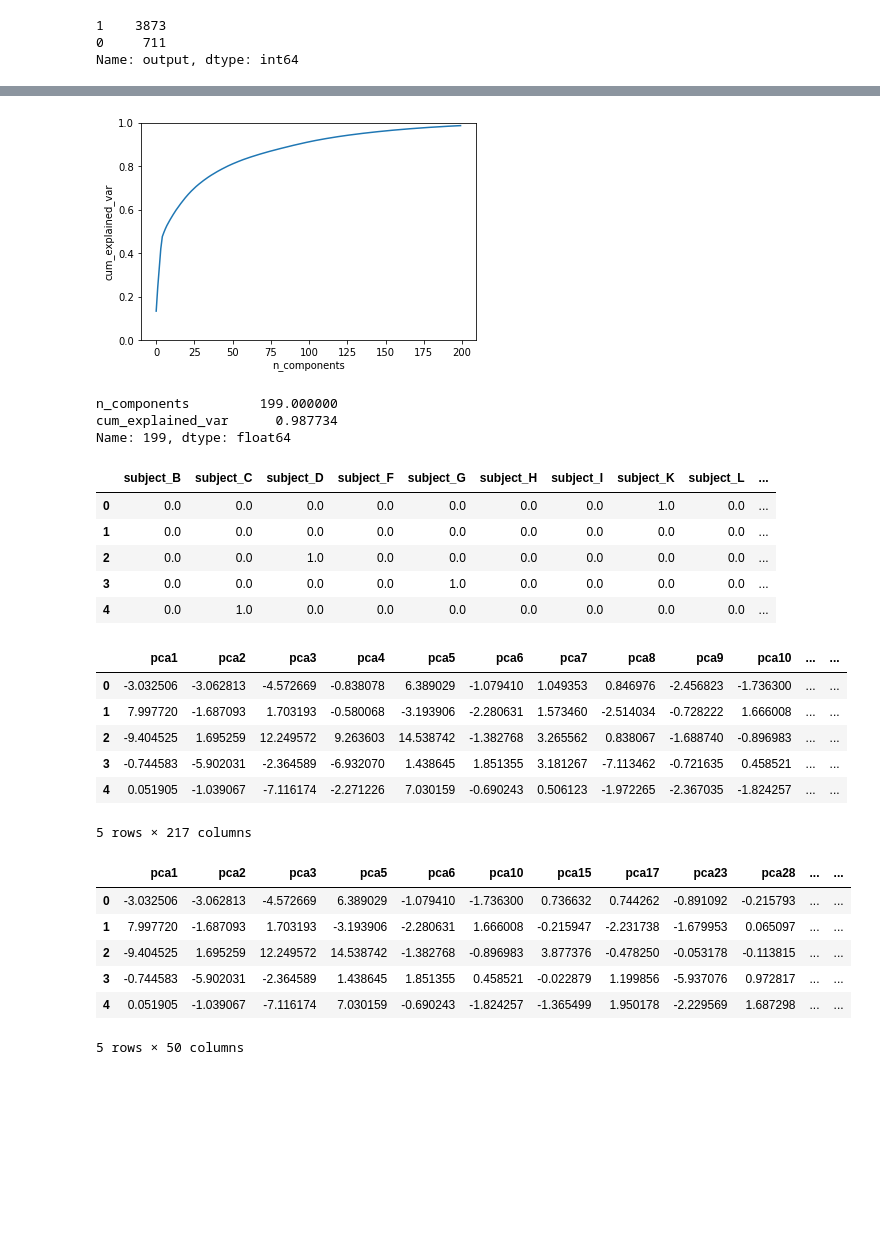
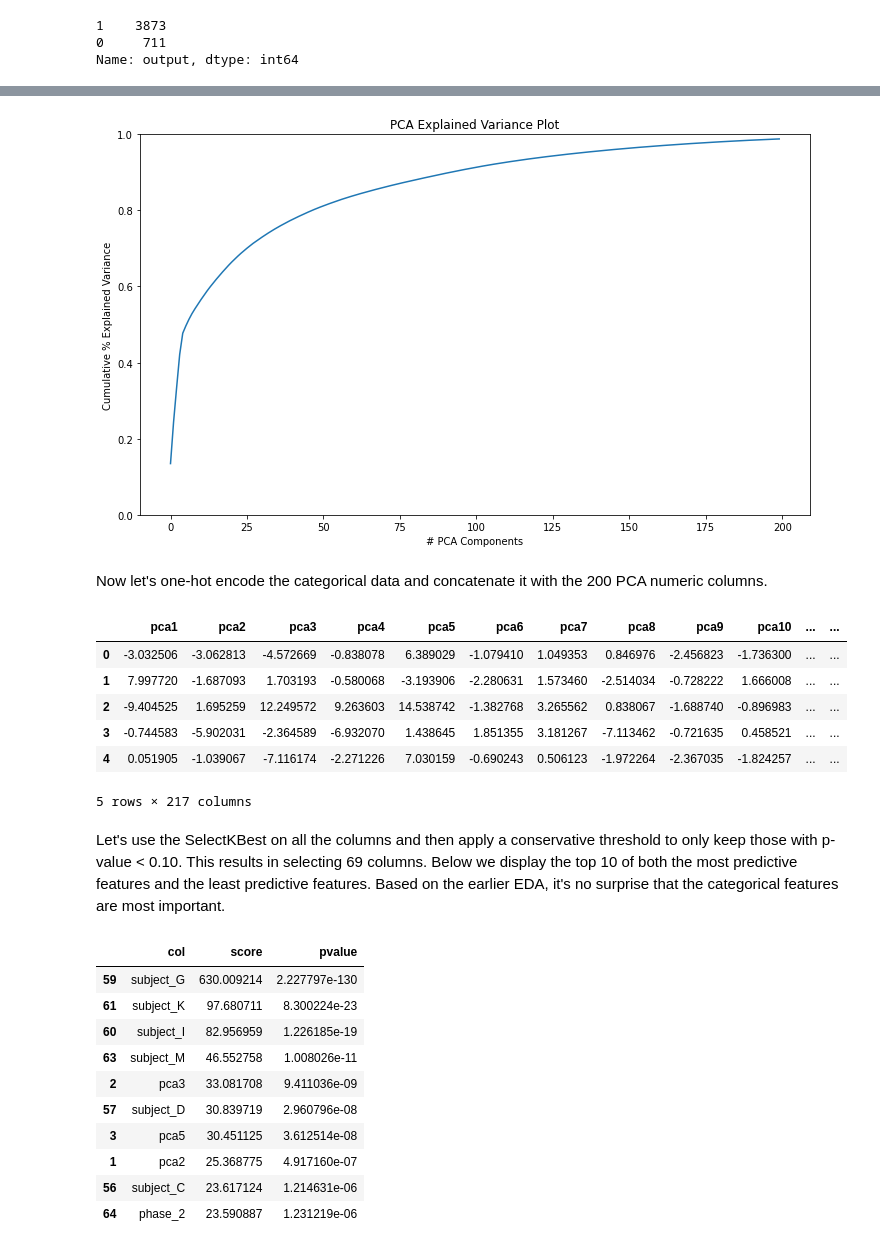
Before and after one commit to kys880/E82_HW3, a Jupyter notebook: HW3.ipynb, the cells around one changed output, grey strips where cells are left out. Saved outputs shown, nothing was run; the diff lists cells and outputs as text; code cells hidden in the pictures; blank space fills up the shorter version.

```diff
--- a/HW3.ipynb
+++ b/HW3.ipynb
@@ -87,59 +112,64 @@ Index(['x1', 'x2', 'x3', 'x4', 'x5', 'x6', 'x7', 'x8', 'x9', 'x10',
 # %%
+scaler = StandardScaler()
+train_num_scaled = scaler.fit_transform(train_num)
+
 pca_n_components = 200
 pca = PCA(n_components=pca_n_components)
 train_num_pca = pd.DataFrame(pca.fit_transform(train_num_scaled),columns=[f"pca{i+1}" for i in range(pca_n_components)])
 
 pca_explained_var = pd.Series(pca.explained_variance_ratio_.cumsum()).reset_index()
 pca_explained_var.columns = ['n_components','cum_explained_var']
 
+fig = plt.figure(figsize=(12,7))
 sns.lineplot(data=pca_explained_var,x='n_components',y='cum_explained_var')
 plt.ylim([0,1])
+plt.xlabel("# PCA Components")
+plt.ylabel("Cumulative % Explained Variance")
+plt.title("PCA Explained Variance Plot")
 plt.show()
 # %% [output]
-[figure, old version]
+[figure, new version]
-# %%
-pca_explained_var.iloc[-1]
-# %% [output]
-n_components         199.000000
-cum_explained_var      0.987734
-Name: 199, dtype: float64
+# %% [markdown]
+Now let's one-hot encode the categorical data and concatenate it with the 200 PCA numeric columns.
 # %%
 ohe = OneHotEncoder(drop="first")
 train_cat_ohe = ohe.fit_transform(train_cat)
 train_cat_ohe = pd.DataFrame(train_cat_ohe.toarray(),columns=ohe.get_feature_names_out())
-train_cat_ohe.head(5)
+
+train_concat = pd.concat([train_num_pca,train_cat_ohe],axis=1)
+train_concat.head()
 # %% [output]
-|  | subject_B | subject_C | subject_D | subject_F | subject_G | subject_H | subject_I | subject_K | subject_L | ... |
-| 0 | 0.0 | 0.0 | 0.0 | 0.0 | 0.0 | 0.0 | 0.0 | 1.0 | 0.0 | ... |
-| 1 | 0.0 | 0.0 | 0.0 | 0.0 | 0.0 | 0.0 | 0.0 | 0.0 | 0.0 | ... |
-| 2 | 0.0 | 0.0 | 1.0 | 0.0 | 0.0 | 0.0 | 0.0 | 0.0 | 0.0 | ... |
-| 3 | 0.0 | 0.0 | 0.0 | 0.0 | 1.0 | 0.0 | 0.0 | 0.0 | 0.0 | ... |
-| 4 | 0.0 | 1.0 | 0.0 | 0.0 | 0.0 | 0.0 | 0.0 | 0.0 | 0.0 | ... |
+|  | pca1 | pca2 | pca3 | pca4 | pca5 | pca6 | pca7 | pca8 | pca9 | pca10 | ... | ... |
+| 0 | -3.032506 | -3.062813 | -4.572669 | -0.838078 | 6.389029 | -1.079410 | 1.049353 | 0.846976 | -2.456823 | -1.736300 | ... | ... |
+| 1 | 7.997720 | -1.687093 | 1.703193 | -0.580068 | -3.193906 | -2.280631 | 1.573460 | -2.514034 | -0.728222 | 1.666008 | ... | ... |
+| 2 | -9.404525 | 1.695259 | 12.249572 | 9.263603 | 14.538742 | -1.382768 | 3.265562 | 0.838067 | -1.688740 | -0.896983 | ... | ... |
+| 3 | -0.744583 | -5.902031 | -2.364589 | -6.932070 | 1.438645 | 1.851355 | 3.181267 | -7.113462 | -0.721635 | 0.458521 | ... | ... |
+| 4 | 0.051905 | -1.039067 | -7.116174 | -2.271226 | 7.030159 | -0.690243 | 0.506123 | -1.972264 | -2.367035 | -1.824257 | ... | ... |
+5 rows × 217 columns
-# %%
-train_concat = pd.concat([train_num_pca,train_cat_ohe],axis=1)
-train_concat.head()
-# %% [output]
-|  | pca1 | pca2 | pca3 | pca4 | pca5 | pca6 | pca7 | pca8 | pca9 | pca10 | ... | ... |
-| 0 | -3.032506 | -3.062813 | -4.572669 | -0.838078 | 6.389029 | -1.079410 | 1.049353 | 0.846976 | -2.456823 | -1.736300 | ... | ... |
-| 1 | 7.997720 | -1.687093 | 1.703193 | -0.580068 | -3.193906 | -2.280631 | 1.573460 | -2.514034 | -0.728222 | 1.666008 | ... | ... |
-| 2 | -9.404525 | 1.695259 | 12.249572 | 9.263603 | 14.538742 | -1.382768 | 3.265562 | 0.838067 | -1.688740 | -0.896983 | ... | ... |
-| 3 | -0.744583 | -5.902031 | -2.364589 | -6.932070 | 1.438645 | 1.851355 | 3.181267 | -7.113462 | -0.721635 | 0.458521 | ... | ... |
-| 4 | 0.051905 | -1.039067 | -7.116174 | -2.271226 | 7.030159 | -0.690243 | 0.506123 | -1.972265 | -2.367035 | -1.824257 | ... | ... |
-5 rows × 217 columns
+# %% [markdown]
+Let's use the SelectKBest on all the columns and then apply a conservative threshold to only keep those with p-value < 0.10. This results in selecting 69 columns. Below we display the top 10 of both the most predictive features and the least predictive features. Based on the earlier EDA, it's no surprise that the categorical features are most important.
 # %%
-f_selector = SelectKBest(k=50)
+f_selector = SelectKBest(k="all")
 train_concat_selected = f_selector.fit_transform(train_concat,train_y)
 
-best_k = (f_selector.pvalues_ < 0.05).sum()
+best_k = (f_selector.pvalues_ < 0.1).sum()
 f_selector = SelectKBest(k=best_k)
 train_concat_selected = f_selector.fit_transform(train_concat,train_y)
 train_concat_selected = pd.DataFrame(train_concat_selected,columns=f_selector.get_feature_names_out())
-train_concat_selected.head()
+
+f_selector_col_idx = {col:i for i, col in enumerate(train_concat.columns) if col in train_concat_selected.columns}
+f_selector_scores = [{'col':col, 'score':f_selector.scores_[idx], 'pvalue': f_selector.pvalues_[idx]}  for col, idx in f_selector_col_idx.items()]
+f_selector_scores = pd.DataFrame(f_selector_scores)
+f_selector_scores.sort_values("score",ascending=False).head(10)
 # %% [output]
-|  | pca1 | pca2 | pca3 | pca5 | pca6 | pca10 | pca15 | pca17 | pca23 | pca28 | ... | ... |
-| 0 | -3.032506 | -3.062813 | -4.572669 | 6.389029 | -1.079410 | -1.736300 | 0.736632 | 0.744262 | -0.891092 | -0.215793 | ... | ... |
-| 1 | 7.997720 | -1.687093 | 1.703193 | -3.193906 | -2.280631 | 1.666008 | -0.215947 | -2.231738 | -1.679953 | 0.065097 | ... | ... |
-| 2 | -9.404525 | 1.695259 | 12.249572 | 14.538742 | -1.382768 | -0.896983 | 3.877376 | -0.478250 | -0.053178 | -0.113815 | ... | ... |
-| 3 | -0.744583 | -5.902031 | -2.364589 | 1.438645 | 1.851355 | 0.458521 | -0.022879 | 1.199856 | -5.937076 | 0.972817 | ... | ... |
-| 4 | 0.051905 | -1.039067 | -7.116174 | 7.030159 | -0.690243 | -1.824257 | -1.365499 | 1.950178 | -2.229569 | 1.687298 | ... | ... |
+|  | col | score | pvalue |
+| 59 | subject_G | 630.009214 | 2.227797e-130 |
+| 61 | subject_K | 97.680711 | 8.300224e-23 |
+| 60 | subject_I | 82.956959 | 1.226185e-19 |
+| 63 | subject_M | 46.552758 | 1.008026e-11 |
+| 2 | pca3 | 33.081708 | 9.411036e-09 |
+| 57 | subject_D | 30.839719 | 2.960796e-08 |
+| 3 | pca5 | 30.451125 | 3.612514e-08 |
+| 1 | pca2 | 25.368775 | 4.917160e-07 |
+| 56 | subject_C | 23.617124 | 1.214631e-06 |
+| 64 | phase_2 | 23.590887 | 1.231219e-06 |
-5 rows × 50 columns
```
Also changed, not shown: parts of 26 cells of this notebook.
